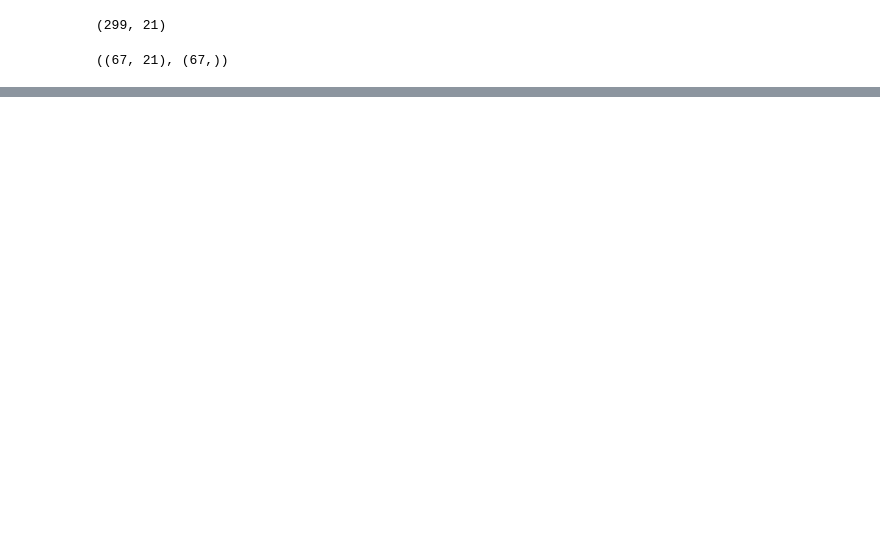
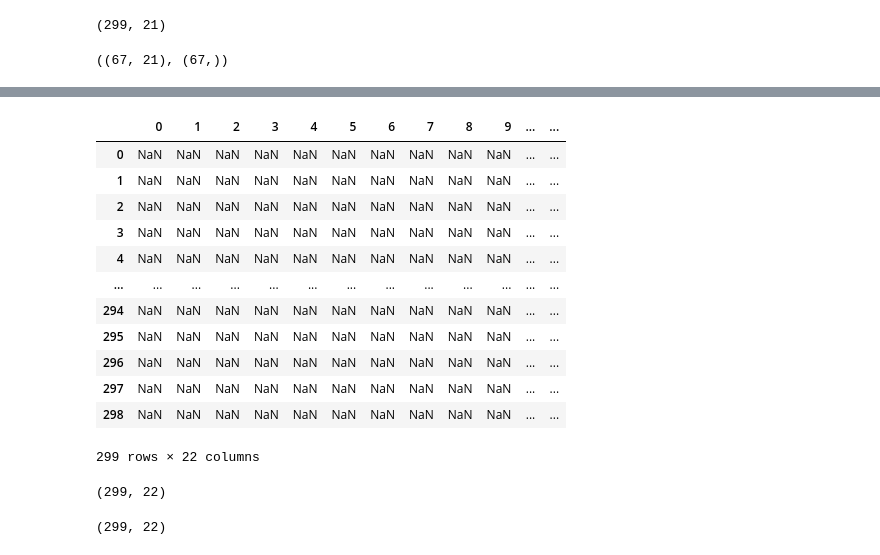
Before and after one commit to lealb/ml_by_python, a Jupyter notebook: study/machline_learning_in_action/06-ensemble_learning.ipynb, the cells around one changed output, grey strips where cells are left out. Saved outputs shown, nothing was run; the diff lists cells and outputs as text; code cells hidden in the pictures; blank space fills up the shorter version.

```diff
--- a/study/machline_learning_in_action/06-ensemble_learning.ipynb
+++ b/study/machline_learning_in_action/06-ensemble_learning.ipynb
@@ -291,0 +385,26 @@ iter_num:  [{'dim': 9, 'thresh': 3.0, 'ineq': 'gt', 'alpha': 0.4616623792657674}
+# %%
+train_data[train_data.isnull()]
+# %% [output]
+|  | 0 | 1 | 2 | 3 | 4 | 5 | 6 | 7 | 8 | 9 | ... | ... |
+| 0 | NaN | NaN | NaN | NaN | NaN | NaN | NaN | NaN | NaN | NaN | ... | ... |
+| 1 | NaN | NaN | NaN | NaN | NaN | NaN | NaN | NaN | NaN | NaN | ... | ... |
+| 2 | NaN | NaN | NaN | NaN | NaN | NaN | NaN | NaN | NaN | NaN | ... | ... |
+| 3 | NaN | NaN | NaN | NaN | NaN | NaN | NaN | NaN | NaN | NaN | ... | ... |
+| 4 | NaN | NaN | NaN | NaN | NaN | NaN | NaN | NaN | NaN | NaN | ... | ... |
+| ... | ... | ... | ... | ... | ... | ... | ... | ... | ... | ... | ... | ... |
+| 294 | NaN | NaN | NaN | NaN | NaN | NaN | NaN | NaN | NaN | NaN | ... | ... |
+| 295 | NaN | NaN | NaN | NaN | NaN | NaN | NaN | NaN | NaN | NaN | ... | ... |
+| 296 | NaN | NaN | NaN | NaN | NaN | NaN | NaN | NaN | NaN | NaN | ... | ... |
+| 297 | NaN | NaN | NaN | NaN | NaN | NaN | NaN | NaN | NaN | NaN | ... | ... |
+| 298 | NaN | NaN | NaN | NaN | NaN | NaN | NaN | NaN | NaN | NaN | ... | ... |
+299 rows × 22 columns
+# %%
+deal_train_data=train_data.copy()
+deal_train_data.dropna(how="any")
+deal_train_data.shape
+# %% [output]
+(299, 22)
+# %%
+train_data.shape
+# %% [output]
+(299, 22)
```
Also changed, not shown: parts of 19 cells of this notebook.
